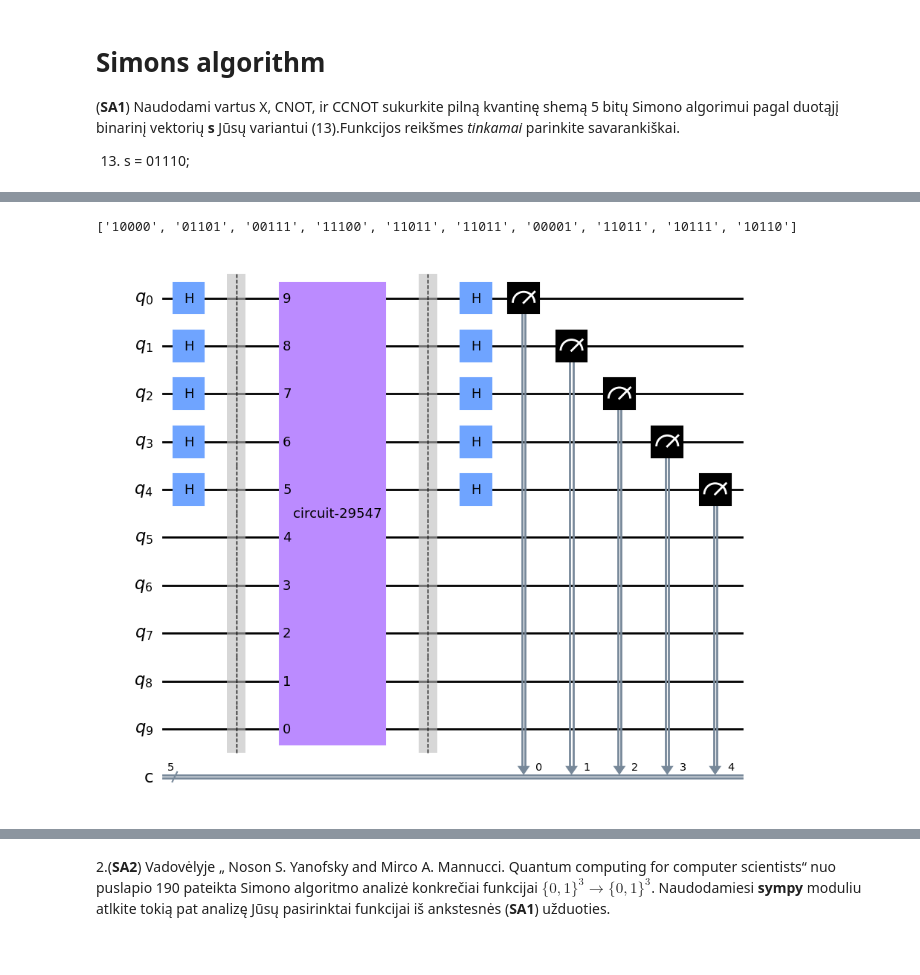
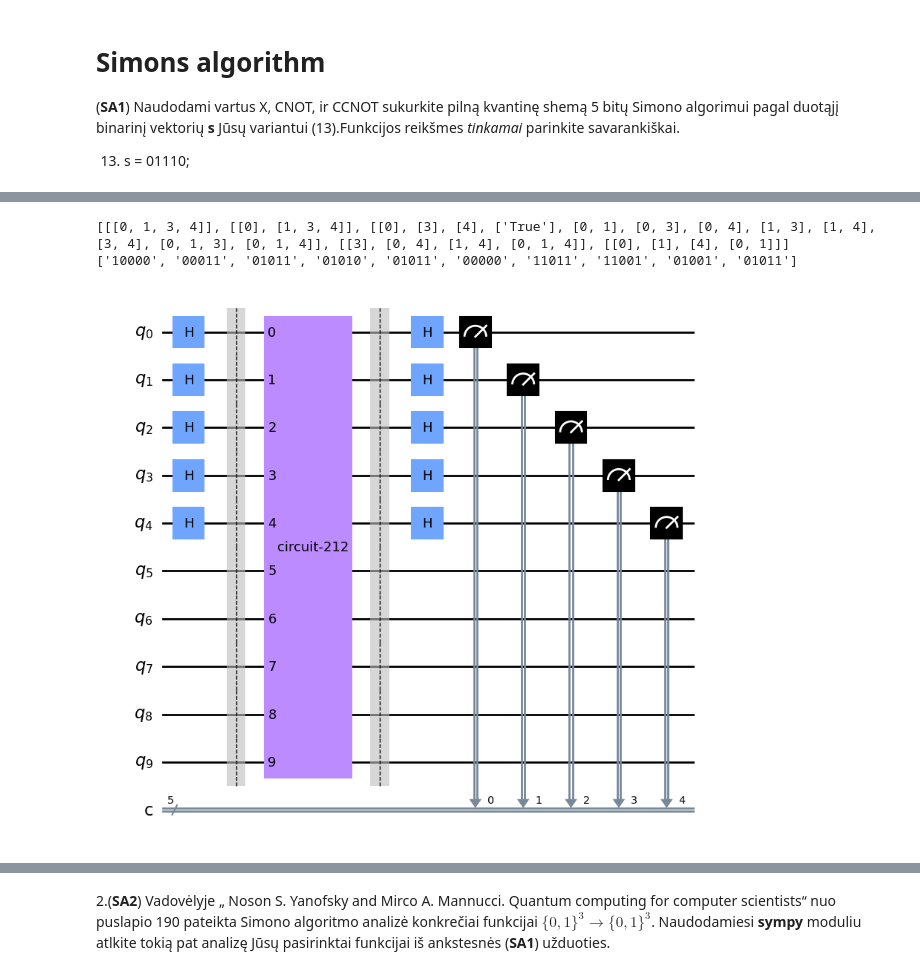
Before and after one commit to cezaris13/QuantumComputing, a Jupyter notebook: Quantum2lab.ipynb, the cells around one changed output, grey strips where cells are left out. Cells and saved outputs as stored; diff of their text form; code cells hidden in the pictures.

```diff
--- a/Quantum2lab.ipynb
+++ b/Quantum2lab.ipynb
@@ -408,17 +441,17 @@ qcTemp.decompose().draw(output='mpl')
 # %%
 s = "01110"
 n = len(s)
 simonCircuit = QuantumCircuit(2*n, n)
-Simon(simonCircuit, n, s)
+Simon(simonCircuit, n, s, gateType="anf")
 backend = Aer.get_backend("qasm_simulator")
 job = execute(simonCircuit, backend=backend, shots=2*n, memory=True)
 measurements = job.result().get_memory()
 print(measurements)
-
 simonCircuit.draw(output='mpl')
 # %% [output]
-['10000', '01101', '00111', '11100', '11011', '11011', '00001', '11011', '10111', '10110']
+[[[0, 1, 3, 4]], [[0], [1, 3, 4]], [[0], [3], [4], ['True'], [0, 1], [0, 3], [0, 4], [1, 3], [1, 4], [3, 4], [0, 1, 3], [0, 1, 4]], [[3], [0, 4], [1, 4], [0, 1, 4]], [[0], [1], [4], [0, 1]]]
+['10000', '00011', '01011', '01010', '01011', '00000', '11011', '11001', '01001', '01011']
-[figure, old version]
+[figure, new version]
 # %%
 galoisSolve(measurements)
 # %% [output]
```
Also changed, not shown: parts of 13 cells of this notebook.
